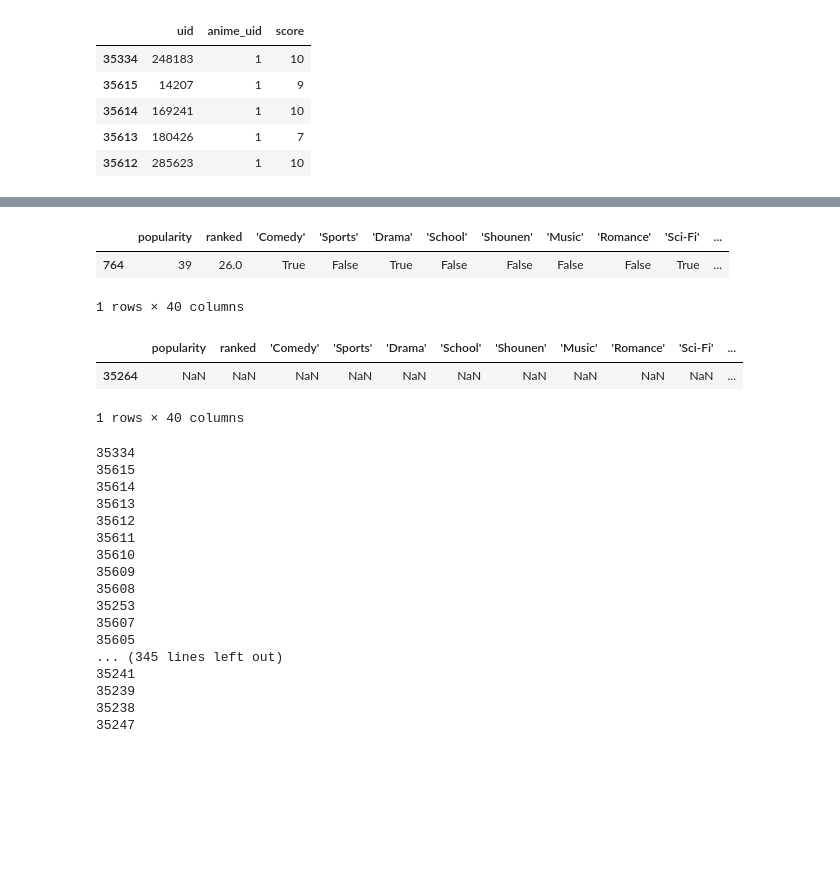
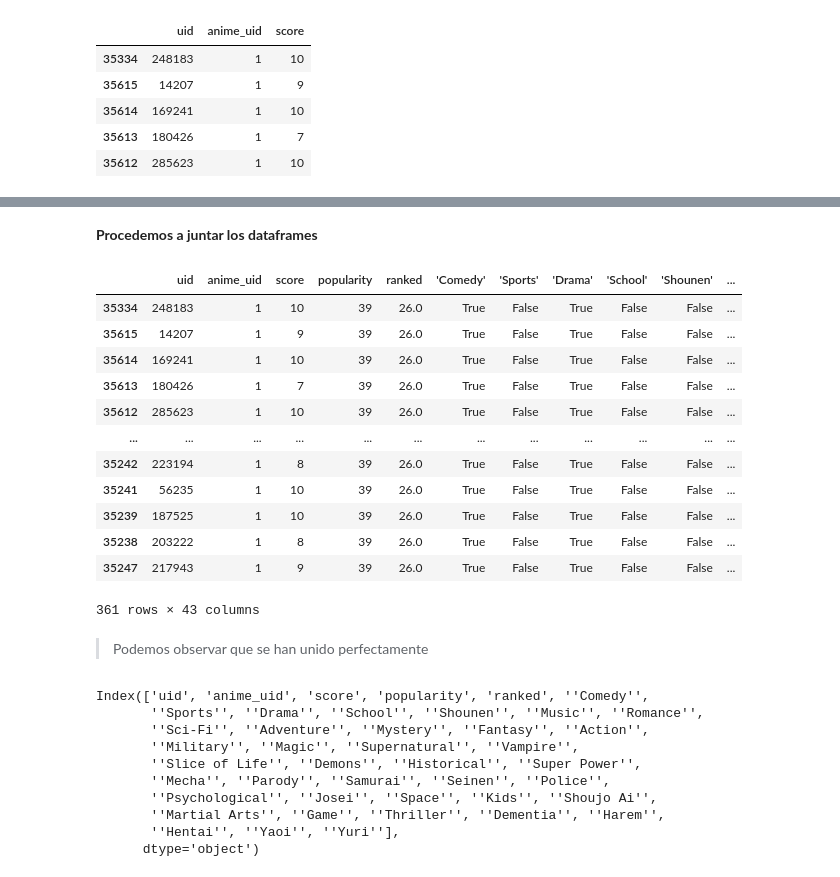
Before and after one commit to Ladivcr/Neural-network-class, a Jupyter notebook: RN2/my_recommendation_system.ipynb, the cells around one changed output, grey strips where cells are left out. Saved outputs shown, nothing was run; the diff lists cells and outputs as text; code cells hidden in the pictures; blank space fills up the shorter version.

```diff
--- a/RN2/my_recommendation_system.ipynb
+++ b/RN2/my_recommendation_system.ipynb
@@ -732,34 +649,2 @@ uid_raitings.loc[(uid_raitings["anime_uid"]) == i, cross_columns] = my_animes_g.
-# %%
-#uid_ratings.loc[1, cross_columns]
-my_animes_g.loc[(my_animes_g["uid_anime"] == 1), cross_columns]
-# %% [output]
-|  | popularity | ranked | 'Comedy' | 'Sports' | 'Drama' | 'School' | 'Shounen' | 'Music' | 'Romance' | 'Sci-Fi' | ... |
-| 764 | 39 | 26.0 | True | False | True | False | False | False | False | True | ... |
-1 rows × 40 columns
-# %%
- uid_ratings.loc[(uid_ratings.index) == 35264, cross_columns]
-# %% [output]
-|  | popularity | ranked | 'Comedy' | 'Sports' | 'Drama' | 'School' | 'Shounen' | 'Music' | 'Romance' | 'Sci-Fi' | ... |
-| 35264 | NaN | NaN | NaN | NaN | NaN | NaN | NaN | NaN | NaN | NaN | ... |
-1 rows × 40 columns
-# %%
-for i in tmppp.index:
-    print (i)
-# %% [output]
-35334
-35615
-35614
-35613
-35612
-35611
-35610
-35609
-35608
-35253
-35607
-35605
-... (345 lines left out)
-35241
-35239
-35238
-35247
+# %% [markdown]
+**Procedemos a juntar los dataframes**
@@ -765,0 +653,31 @@ for i in tmppp.index:
+# %%
+new_ratings.loc[(new_ratings["anime_uid"] == 1)]
+# %% [output]
+|  | uid | anime_uid | score | popularity | ranked | 'Comedy' | 'Sports' | 'Drama' | 'School' | 'Shounen' | ... |
+| 35334 | 248183 | 1 | 10 | 39 | 26.0 | True | False | True | False | False | ... |
+| 35615 | 14207 | 1 | 9 | 39 | 26.0 | True | False | True | False | False | ... |
+| 35614 | 169241 | 1 | 10 | 39 | 26.0 | True | False | True | False | False | ... |
+| 35613 | 180426 | 1 | 7 | 39 | 26.0 | True | False | True | False | False | ... |
+| 35612 | 285623 | 1 | 10 | 39 | 26.0 | True | False | True | False | False | ... |
+| ... | ... | ... | ... | ... | ... | ... | ... | ... | ... | ... | ... |
+| 35242 | 223194 | 1 | 8 | 39 | 26.0 | True | False | True | False | False | ... |
+| 35241 | 56235 | 1 | 10 | 39 | 26.0 | True | False | True | False | False | ... |
+| 35239 | 187525 | 1 | 10 | 39 | 26.0 | True | False | True | False | False | ... |
+| 35238 | 203222 | 1 | 8 | 39 | 26.0 | True | False | True | False | False | ... |
+| 35247 | 217943 | 1 | 9 | 39 | 26.0 | True | False | True | False | False | ... |
+361 rows × 43 columns
+# %% [markdown]
+> Podemos observar que se han unido perfectamente
+# %%
+new_ratings.columns
+# %% [output]
+Index(['uid', 'anime_uid', 'score', 'popularity', 'ranked', ''Comedy'',
+       ''Sports'', ''Drama'', ''School'', ''Shounen'', ''Music'', ''Romance'',
+       ''Sci-Fi'', ''Adventure'', ''Mystery'', ''Fantasy'', ''Action'',
+       ''Military'', ''Magic'', ''Supernatural'', ''Vampire'',
+       ''Slice of Life'', ''Demons'', ''Historical'', ''Super Power'',
+       ''Mecha'', ''Parody'', ''Samurai'', ''Seinen'', ''Police'',
+       ''Psychological'', ''Josei'', ''Space'', ''Kids'', ''Shoujo Ai'',
+       ''Martial Arts'', ''Game'', ''Thriller'', ''Dementia'', ''Harem'',
+       ''Hentai'', ''Yaoi'', ''Yuri''],
+      dtype='object')
```
Also changed, not shown: parts of 57 cells of this notebook.
